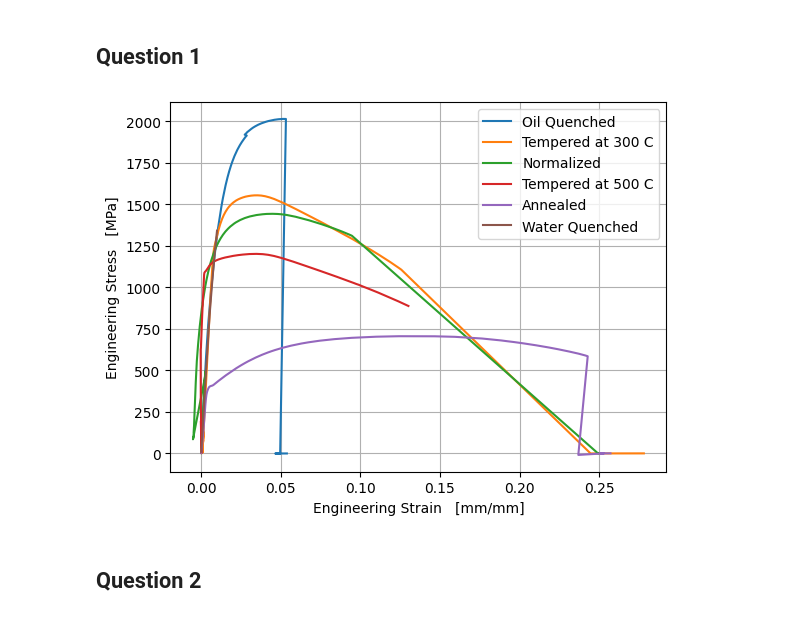
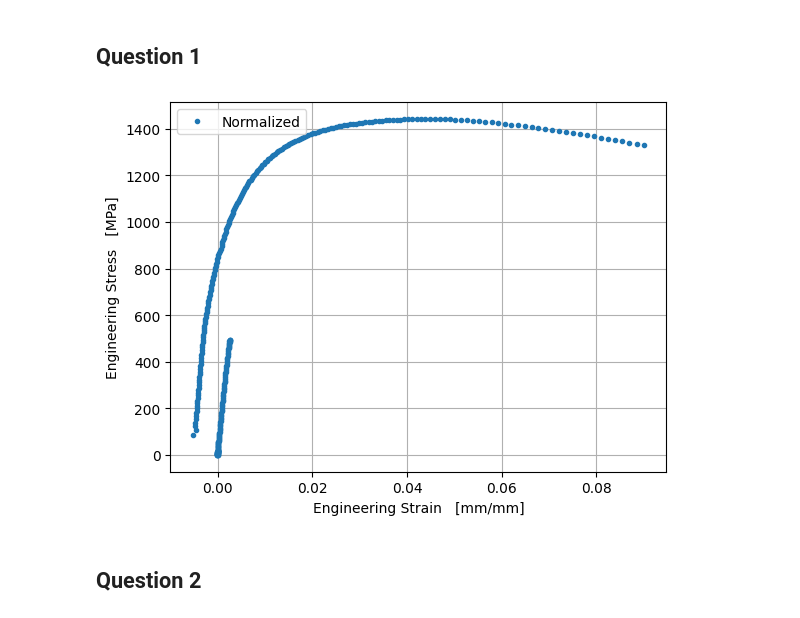
Before and after one commit to nglaser3/NPRE432_Materials, a Jupyter notebook: Lab5/Untitled.ipynb, the cells around one changed output. Drawn from its saved outputs; the diff is of its cells as text; code cells hidden in the pictures.

```diff
--- a/Lab5/Untitled.ipynb
+++ b/Lab5/Untitled.ipynb
@@ -19,27 +20,28 @@ CSV labels are:  Index(['(s)', '(mm)', '(kN)', '(mm/mm)'], dtype='object')
 # %%
 def stress(data,r):
     rad = r
     return 1000*data / np.pi / (rad**2)
 
 def get_xy(Dict,key):
     dt = Dict[key]['data']
     r = np.float64(Dict[key]['Gage Diameter'])/2
     x,y = dt[:,3],stress(dt[:,2],r)
     x = x -x[0]
     ind = np.argmax(x)
     return x[:ind],y[:ind]
 
 labels = ['Oil Quenched','Tempered at 300 C','Normalized','Tempered at 500 C','Annealed','Water Quenched']
 for i,key in enumerate(q1dict.keys()):
-    x,y = get_xy(q1dict,key)
-    plt.plot(x,y,label=labels[i])
+    if key == 'NM':
+        x,y = get_xy(q1dict,key)
+        plt.plot(x[:-10],y[:-10],'.',label=labels[i])
 plt.legend()
 plt.grid()
 plt.xlabel('Engineering Strain   [mm/mm]')
 plt.ylabel('Engineering Stress   [MPa]')
-plt.savefig('plots/q1all.png',dpi=600)
+plt.savefig('plots/bs_plot.png',dpi=600)
 # %% [output]
-[figure, old version]
+[figure, new version]
 # %% [markdown]
 ## Question 2
 # %%
```
Also changed, not shown: parts of 3 cells of this notebook.
